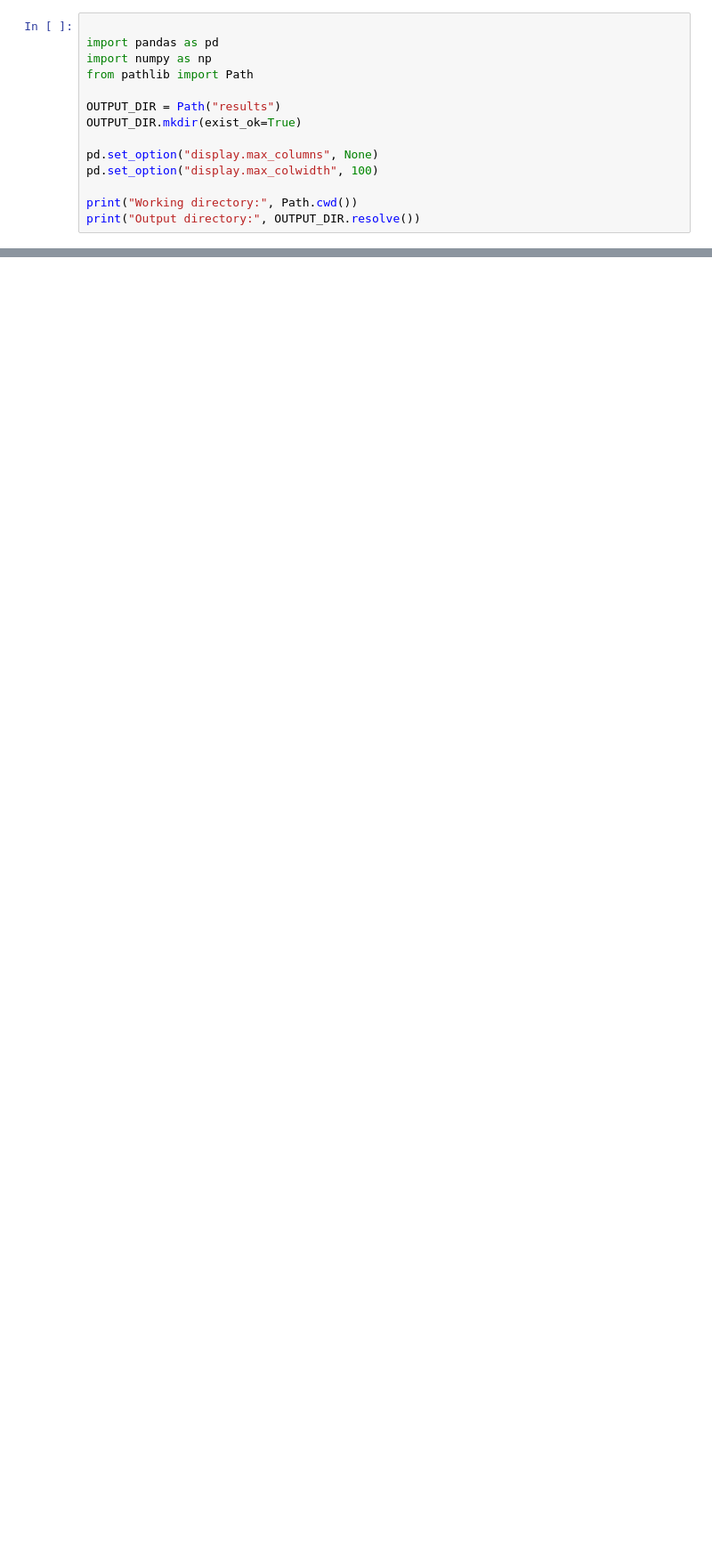
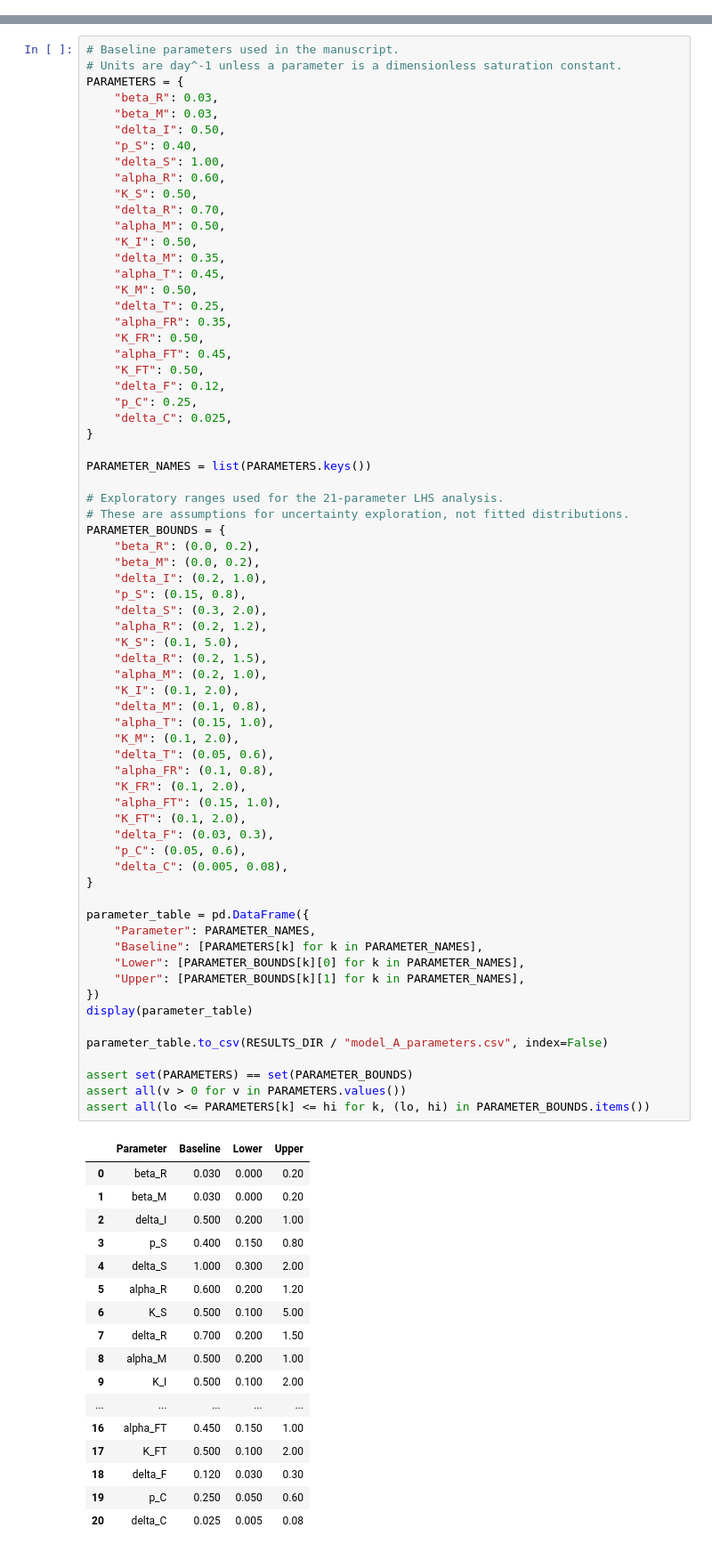
Before and after one commit to frifaldy-byte/crohns-fibrostenosis-ode-model, a Jupyter notebook: 01_model_setup.ipynb, the cells around one changed output, grey strips where cells are left out. Shown at 89% size. Drawn from its saved outputs; the diff is of its cells as text; blank space fills up the shorter version.

```diff
--- a/01_model_setup.ipynb
+++ b/01_model_setup.ipynb
@@ -944,14 +0,0 @@ The extracted evidence will be used to review the model structure and determine
-# %%
-
-import pandas as pd
-import numpy as np
-from pathlib import Path
-
-OUTPUT_DIR = Path("results")
-OUTPUT_DIR.mkdir(exist_ok=True)
-
-pd.set_option("display.max_columns", None)
-pd.set_option("display.max_colwidth", 100)
-
-print("Working directory:", Path.cwd())
-print("Output directory:", OUTPUT_DIR.resolve())
@@ -7465,0 +41,86 @@ Output directory: /workspaces/crohns-fibrostenosis-ode-model/figures
+# %%
+# Baseline parameters used in the manuscript.
+# Units are day^-1 unless a parameter is a dimensionless saturation constant.
+PARAMETERS = {
+    "beta_R": 0.03,
+    "beta_M": 0.03,
+    "delta_I": 0.50,
+    "p_S": 0.40,
+    "delta_S": 1.00,
+    "alpha_R": 0.60,
+    "K_S": 0.50,
+    "delta_R": 0.70,
+    "alpha_M": 0.50,
+    "K_I": 0.50,
+    "delta_M": 0.35,
+    "alpha_T": 0.45,
+    "K_M": 0.50,
+    "delta_T": 0.25,
+    "alpha_FR": 0.35,
+    "K_FR": 0.50,
+    "alpha_FT": 0.45,
+    "K_FT": 0.50,
+    "delta_F": 0.12,
+    "p_C": 0.25,
+    "delta_C": 0.025,
+}
+
+PARAMETER_NAMES = list(PARAMETERS.keys())
+
+# Exploratory ranges used for the 21-parameter LHS analysis.
+# These are assumptions for uncertainty exploration, not fitted distributions.
+PARAMETER_BOUNDS = {
+    "beta_R": (0.0, 0.2),
+    "beta_M": (0.0, 0.2),
+    "delta_I": (0.2, 1.0),
+    "p_S": (0.15, 0.8),
+    "delta_S": (0.3, 2.0),
+    "alpha_R": (0.2, 1.2),
+    "K_S": (0.1, 5.0),
+    "delta_R": (0.2, 1.5),
+    "alpha_M": (0.2, 1.0),
+    "K_I": (0.1, 2.0),
+    "delta_M": (0.1, 0.8),
+    "alpha_T": (0.15, 1.0),
+    "K_M": (0.1, 2.0),
+    "delta_T": (0.05, 0.6),
+    "alpha_FR": (0.1, 0.8),
+    "K_FR": (0.1, 2.0),
+    "alpha_FT": (0.15, 1.0),
+    "K_FT": (0.1, 2.0),
+    "delta_F": (0.03, 0.3),
+    "p_C": (0.05, 0.6),
+    "delta_C": (0.005, 0.08),
+}
+
+parameter_table = pd.DataFrame({
+    "Parameter": PARAMETER_NAMES,
+    "Baseline": [PARAMETERS[k] for k in PARAMETER_NAMES],
+    "Lower": [PARAMETER_BOUNDS[k][0] for k in PARAMETER_NAMES],
+    "Upper": [PARAMETER_BOUNDS[k][1] for k in PARAMETER_NAMES],
+})
+display(parameter_table)
+
+parameter_table.to_csv(RESULTS_DIR / "model_A_parameters.csv", index=False)
+
+assert set(PARAMETERS) == set(PARAMETER_BOUNDS)
+assert all(v > 0 for v in PARAMETERS.values())
+assert all(lo <= PARAMETERS[k] <= hi for k, (lo, hi) in PARAMETER_BOUNDS.items())
+# %% [output]
+|  | Parameter | Baseline | Lower | Upper |
+| 0 | beta_R | 0.030 | 0.000 | 0.20 |
+| 1 | beta_M | 0.030 | 0.000 | 0.20 |
+| 2 | delta_I | 0.500 | 0.200 | 1.00 |
+| 3 | p_S | 0.400 | 0.150 | 0.80 |
+| 4 | delta_S | 1.000 | 0.300 | 2.00 |
+| 5 | alpha_R | 0.600 | 0.200 | 1.20 |
+| 6 | K_S | 0.500 | 0.100 | 5.00 |
+| 7 | delta_R | 0.700 | 0.200 | 1.50 |
+| 8 | alpha_M | 0.500 | 0.200 | 1.00 |
+| 9 | K_I | 0.500 | 0.100 | 2.00 |
+| ... | ... | ... | ... | ... |
+| 16 | alpha_FT | 0.450 | 0.150 | 1.00 |
+| 17 | K_FT | 0.500 | 0.100 | 2.00 |
+| 18 | delta_F | 0.120 | 0.030 | 0.30 |
+| 19 | p_C | 0.250 | 0.050 | 0.60 |
+| 20 | delta_C | 0.025 | 0.005 | 0.08 |
```
Also changed, not shown: parts of 137 cells of this notebook, 35 other files.
